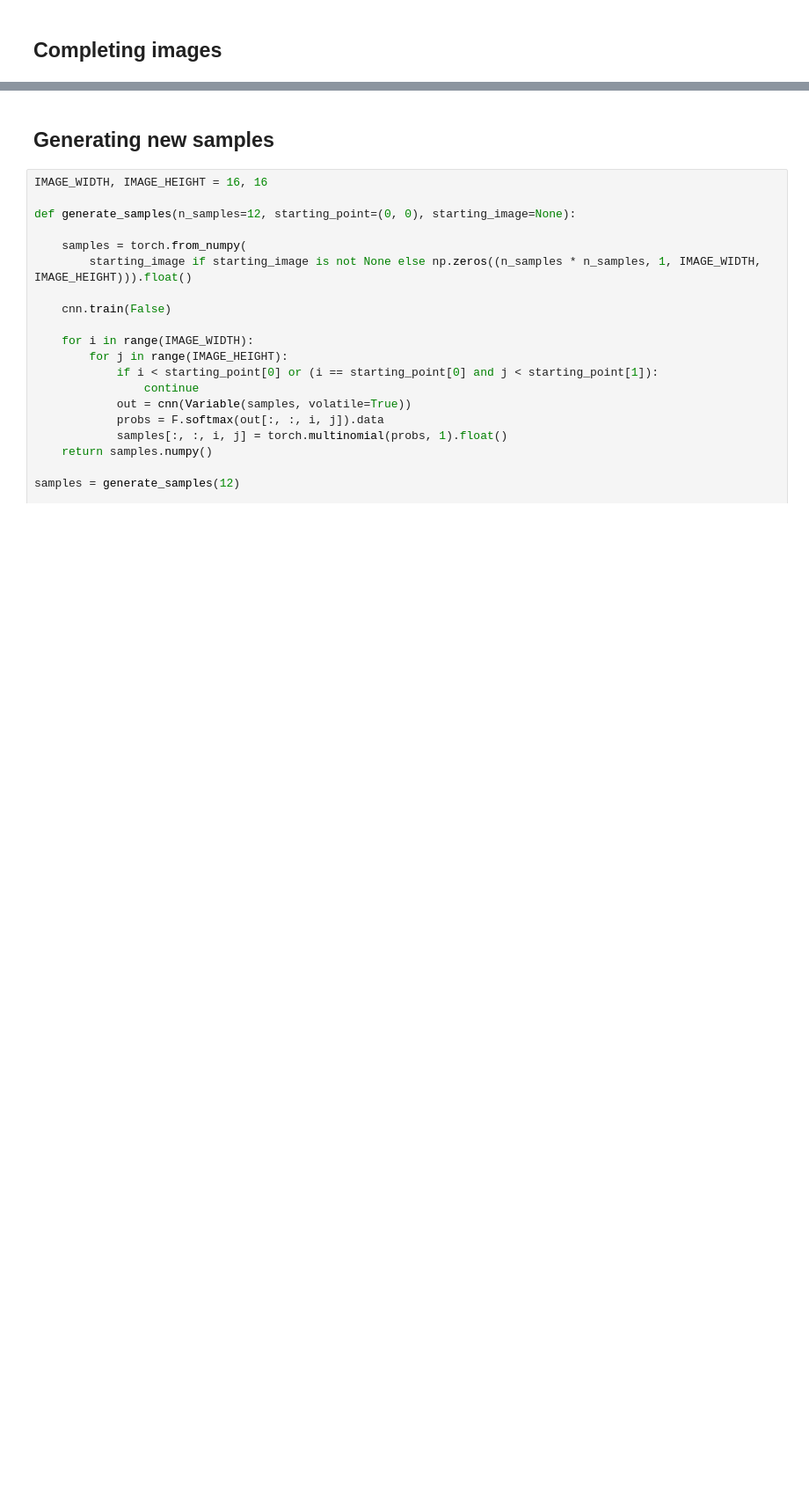
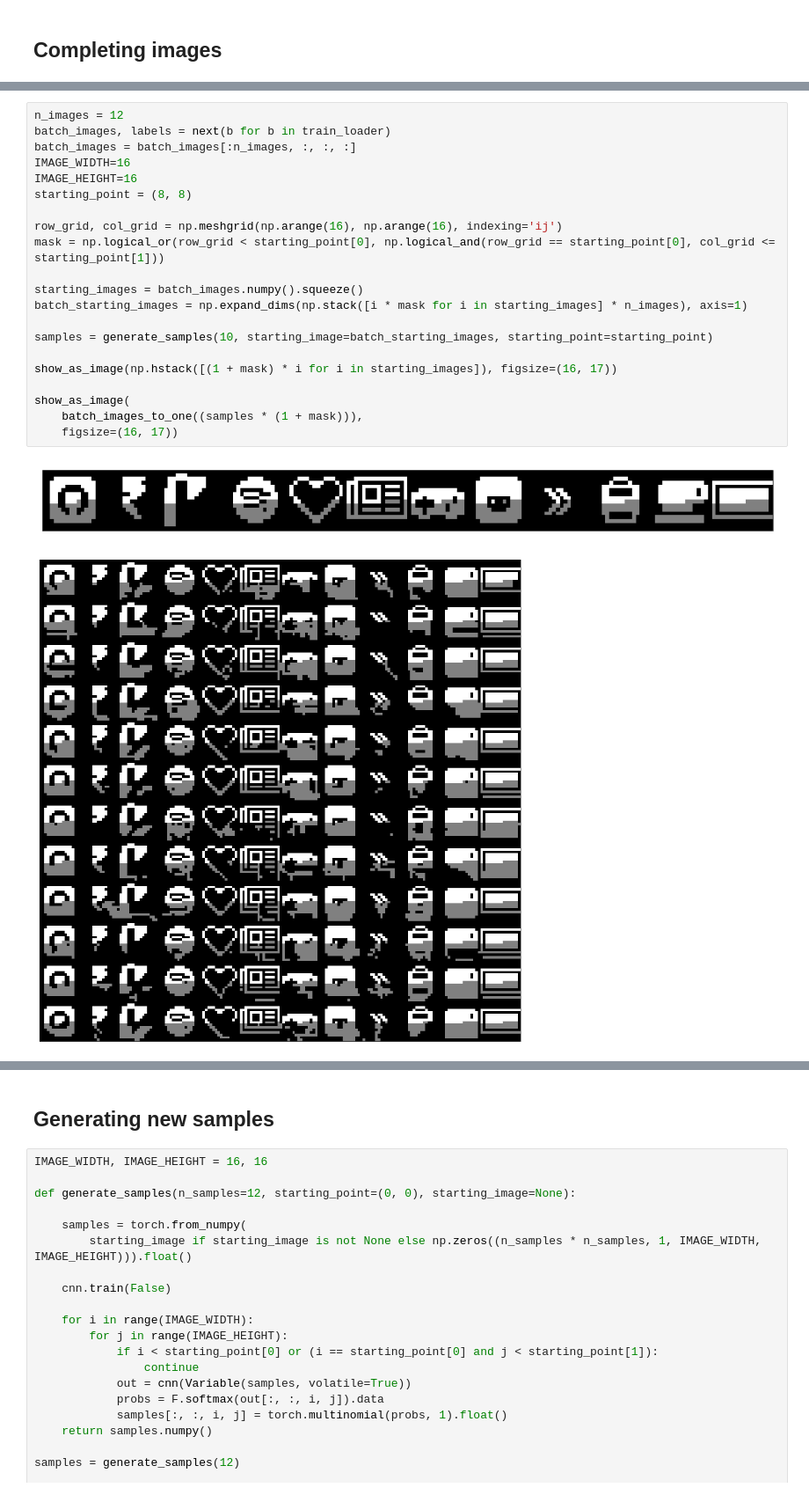
Before and after one commit to insujeon/Hello-Generative-Model, a Jupyter notebook: Day07/pixelCNN/201708_IconPixelCNN.ipynb, the cells around one changed output, grey strips where cells are left out. Shown at 88% size. Drawn from its saved outputs; the diff is of its cells as text; blank space fills up the shorter version.

```diff
--- a/Day07/pixelCNN/201708_IconPixelCNN.ipynb
+++ b/Day07/pixelCNN/201708_IconPixelCNN.ipynb
@@ -134,2 +153,26 @@ Epoch [80/80], Train loss: 0.1464, Test loss: 0.2798
+# %%
+n_images = 12
+batch_images, labels = next(b for b in train_loader)
+batch_images = batch_images[:n_images, :, :, :]
+IMAGE_WIDTH=16
+IMAGE_HEIGHT=16
+starting_point = (8, 8)
+
+row_grid, col_grid = np.meshgrid(np.arange(16), np.arange(16), indexing='ij')
+mask = np.logical_or(row_grid < starting_point[0], np.logical_and(row_grid == starting_point[0], col_grid <= starting_point[1]))
+
+starting_images = batch_images.numpy().squeeze()
+batch_starting_images = np.expand_dims(np.stack([i * mask for i in starting_images] * n_images), axis=1)
+
+samples = generate_samples(10, starting_image=batch_starting_images, starting_point=starting_point)
+
+show_as_image(np.hstack([(1 + mask) * i for i in starting_images]), figsize=(16, 17))
+
+show_as_image(
+    batch_images_to_one((samples * (1 + mask))),
+    figsize=(16, 17))
+# %% [output]
+[figure, added]
+[figure, added]
 # %%
 n_images = 12
```
Also changed, not shown: parts of 7 cells of this notebook, 4 other files.
